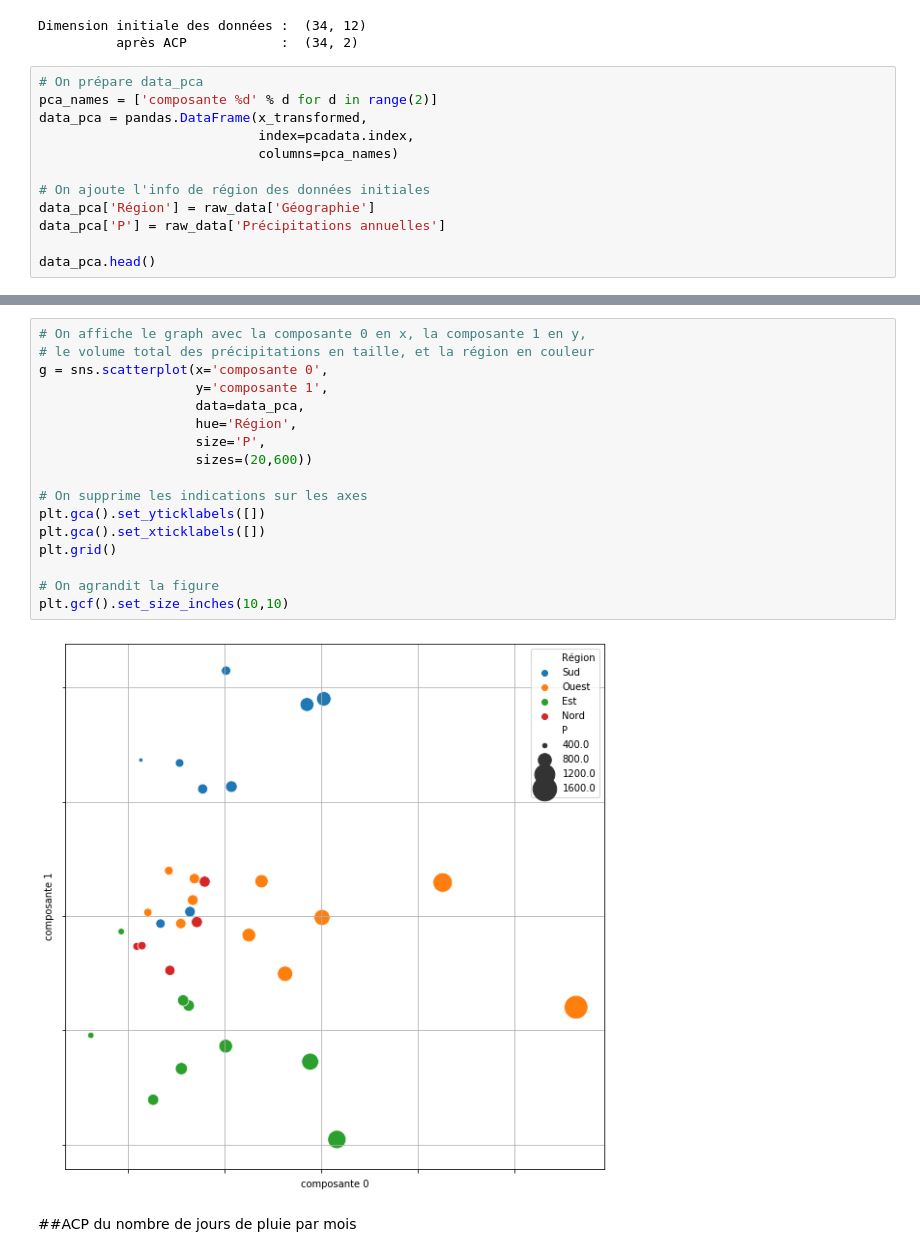
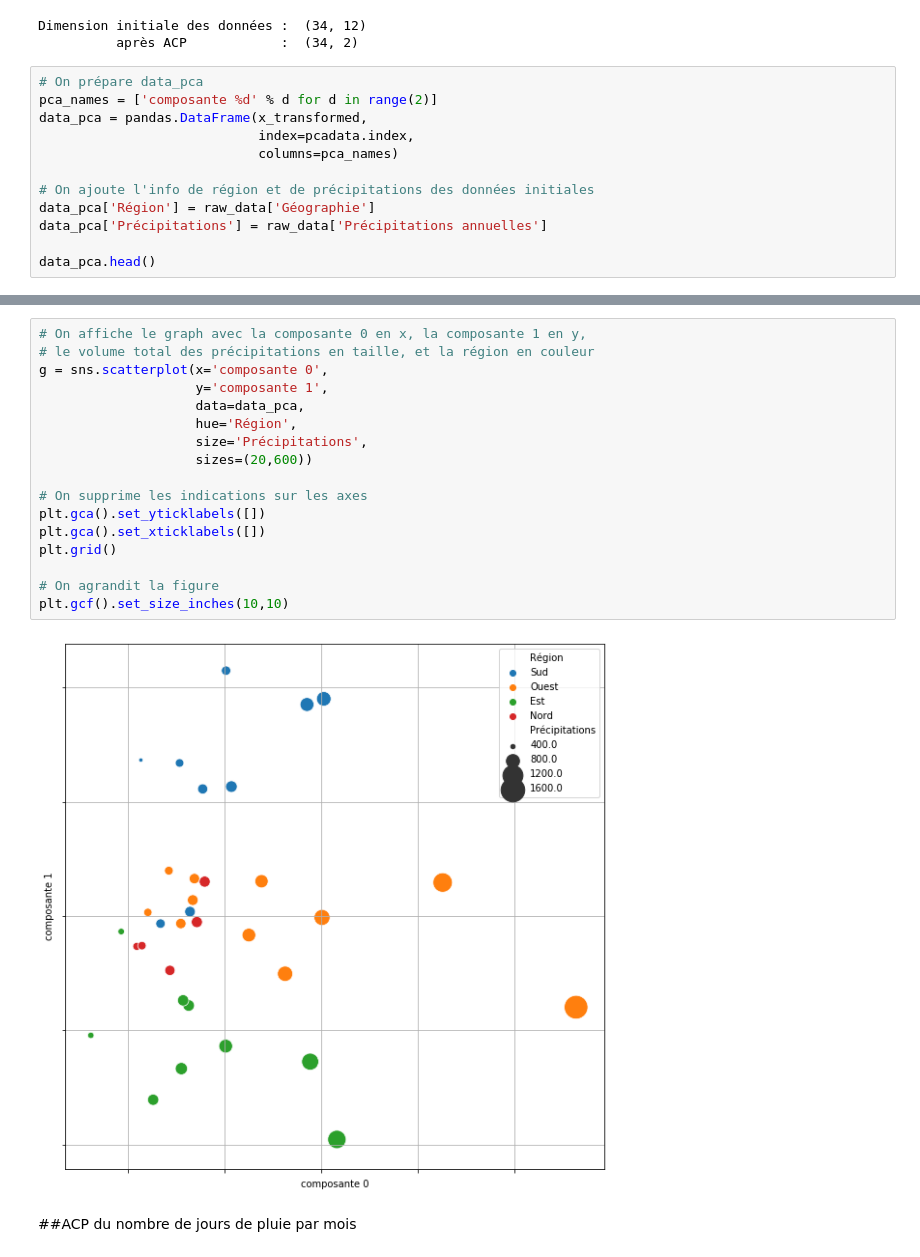
Before and after one commit to campusplage/compte-rendus-jottras_juventin, a Jupyter notebook: TP2_sklearn.ipynb, the cells around one changed output, grey strips where cells are left out. Drawn from its saved outputs; the diff is of its cells as text.

```diff
--- a/TP2_sklearn.ipynb
+++ b/TP2_sklearn.ipynb
@@ -512,9 +512,9 @@ data_pca = pandas.DataFrame(x_transformed,
                             index=pcadata.index,
                             columns=pca_names)
 
-# On ajoute l'info de région des données initiales
+# On ajoute l'info de région et de précipitations des données initiales
 data_pca['Région'] = raw_data['Géographie']
-data_pca['P'] = raw_data['Précipitations annuelles']
+data_pca['Précipitations'] = raw_data['Précipitations annuelles']
 
 data_pca.head()
 # %% [output]
@@ -528,22 +528,22 @@ data_pca.head()
 # %%
 # On affiche le graph avec la composante 0 en x, la composante 1 en y,
 # le volume total des précipitations en taille, et la région en couleur
 g = sns.scatterplot(x='composante 0',
                     y='composante 1',
                     data=data_pca,
                     hue='Région',
-                    size='P',
+                    size='Précipitations',
                     sizes=(20,600))
 
 # On supprime les indications sur les axes
 plt.gca().set_yticklabels([])
 plt.gca().set_xticklabels([])
 plt.grid()
 
 # On agrandit la figure
 plt.gcf().set_size_inches(10,10)
 # %% [output]
-[figure, old version]
+[figure, new version]
 # %% [markdown]
 ##ACP du nombre de jours de pluie par mois
 # %%
```
Also changed, not shown: parts of 3 cells of this notebook.
